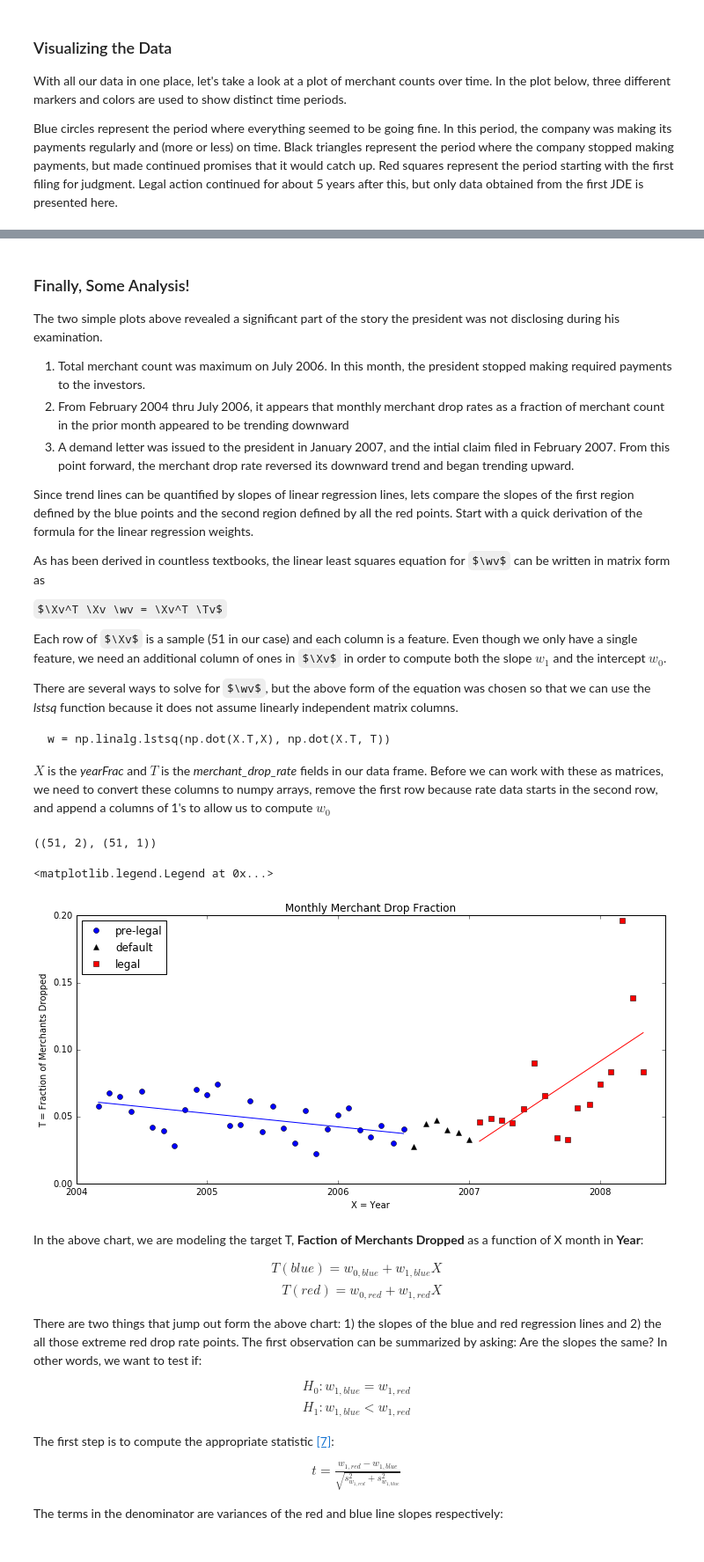
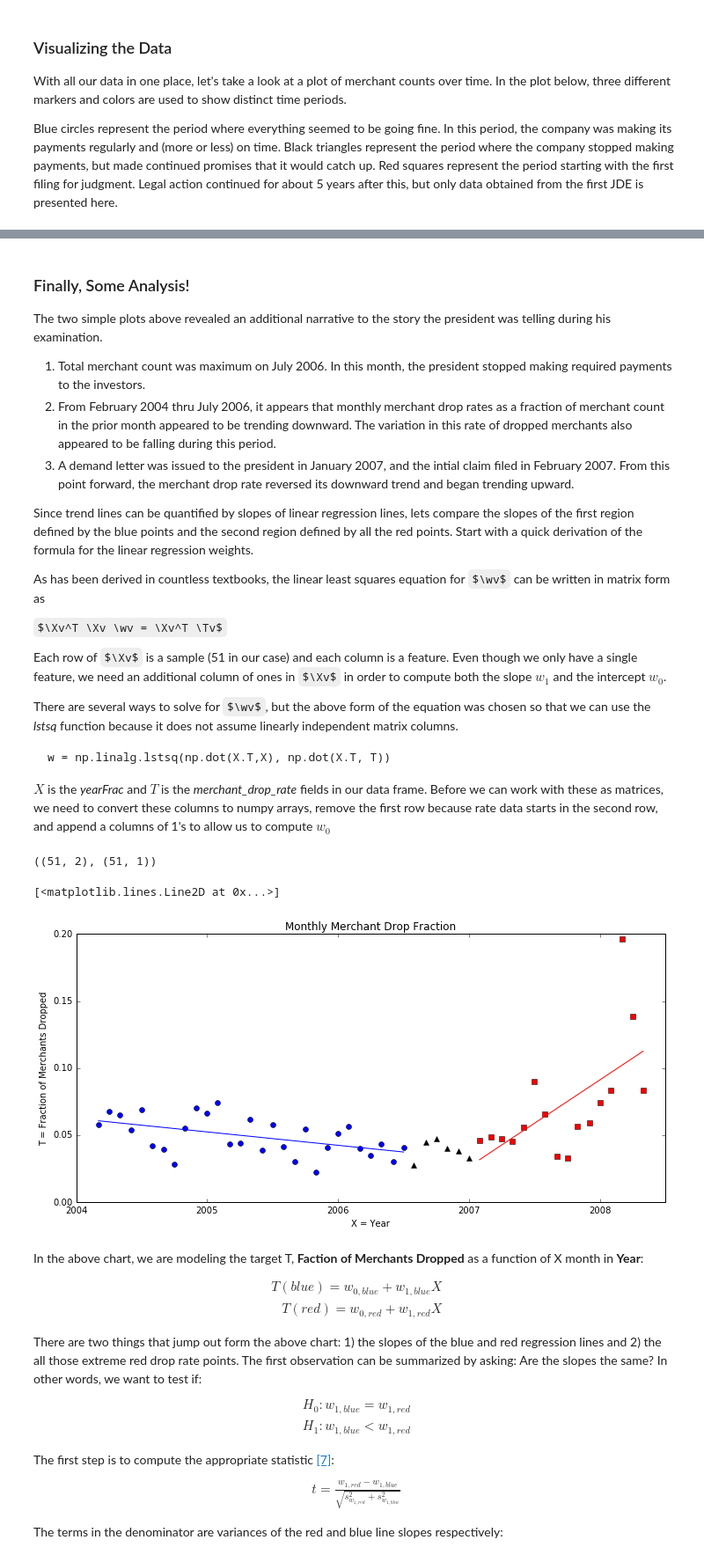
Before and after one commit to MichaelSzczepaniak/FraudulentConveyance, a Jupyter notebook: code/POS Merchants and Terminals Analysis.ipynb, the cells around one changed output, grey strips where cells are left out. Shown at 88% size. Drawn from its saved outputs; the diff is of its cells as text; code cells hidden in the pictures; some formulas as TeX source.

```diff
--- a/code/POS Merchants and Terminals Analysis.ipynb
+++ b/code/POS Merchants and Terminals Analysis.ipynb
@@ -796,9 +792,9 @@ p1 = makeStackedMerchantPlots()
 # %% [markdown]
 ### Finally, Some Analysis!
-The two simple plots above revealed a significant part of the story the president was not disclosing during his examination.
+The two simple plots above revealed an additional narrative to the story the president was telling during his examination.
 
 1. Total merchant count was maximum on July 2006. In this month, the president stopped making required payments to the investors.
-2. From February 2004 thru July 2006, it appears that monthly merchant drop rates as a fraction of merchant count in the prior month appeared to be trending downward
+2. From February 2004 thru July 2006, it appears that monthly merchant drop rates as a fraction of merchant count in the prior month appeared to be trending downward. The variation in this rate of dropped merchants also appeared to be falling during this period.
 3. A demand letter was issued to the president in January 2007, and the intial claim filed in February 2007. From this point forward, the merchant drop rate reversed its downward trend and began trending upward.
 
 Since trend lines can be quantified by slopes of linear regression lines, lets compare the slopes of the first region defined by the blue points and the second region defined by all the red points.  Start with a quick derivation of the formula for the linear regression weights.
@@ -852,34 +839,18 @@ y_reg = np.vstack((pre_legal_reg, post_legal_reg))
-# %%
-d1 = data.loc[1:29, ('yearFrac', 'merchantCount', 'merchant_drop_rate')]
-d2 = data.loc[30:35, ('yearFrac', 'merchantCount', 'merchant_drop_rate')]
-d3 = data.loc[36:, ('yearFrac', 'merchantCount', 'merchant_drop_rate')]
-d4 = y_reg
-
-#d1.shape, d2.shape, d3.shape, d4.shape
-
-plt.figure(1, figsize=(width, height))
-plt.subplot(2, 1, 2)
-plt.xticks(np.arange(2004, 2008.5, 1.0))
-ax = plt.gca()
-x_formatter = mp.ticker.ScalarFormatter(useOffset=False)
-ax.xaxis.set_major_formatter(x_formatter)
-# plot the points
-plt.plot(d1['yearFrac'], d1['merchant_drop_rate'], 'bo')
-plt.plot(d2['yearFrac'], d2['merchant_drop_rate'], 'k^')
-plt.plot(d3['yearFrac'], d3['merchant_drop_rate'], 'rs')
-# plot the regression lines
-plt.plot(d1['yearFrac'], d4[:29], 'b')
-plt.plot(d3['yearFrac'], d4[-16:,:], 'r')
-d3['yearFrac'].shape, d4[-16:,:].shape
-plt.xlim([2004,2008.5])
-plt.ylim([0, 0.2])
-plt.xlabel("X = Year")
-plt.ylabel("T = Fraction of Merchants Dropped")
-plt.title("Monthly Merchant Drop Fraction")
-plt.legend(['pre-legal', 'default', 'legal'], loc='upper left', numpoints=1)
-# %% [output]
-<matplotlib.legend.Legend at 0x...>
-[figure, removed]
+# %%
+# add regression lines
+pre_legal_weights = train(X1[0:29,:], T[0:29,:])  # w0 (intercept), w1 (slope)
+post_legal_weights = train(X1[-16:,:], T[-16:,:])
+pre_legal_regress = use(X1[0:29,:], pre_legal_weights)
+post_legal_regress = use(X1[-16:,:], post_legal_weights)
+d4 = np.vstack((pre_legal_regress, post_legal_regress))
+f, a1, a2, data = makeStackedMerchantPlots(plots='bottom')
+a2.set_xlabel("X = Year")
+a2.set_ylabel("T = Fraction of Merchants Dropped")
+plt.plot(data[0]['yearFrac'], d4[:29], 'b')
+plt.plot(data[2]['yearFrac'], d4[-16:,:], 'r')
+# %% [output]
+[<matplotlib.lines.Line2D at 0x...>]
+[figure, added]
 # %% [markdown]
 In the above chart, we are modeling the target T, **Faction of Merchants Dropped** as a function of X month in **Year**:
 
```
Also changed, not shown: parts of 9 cells of this notebook.
